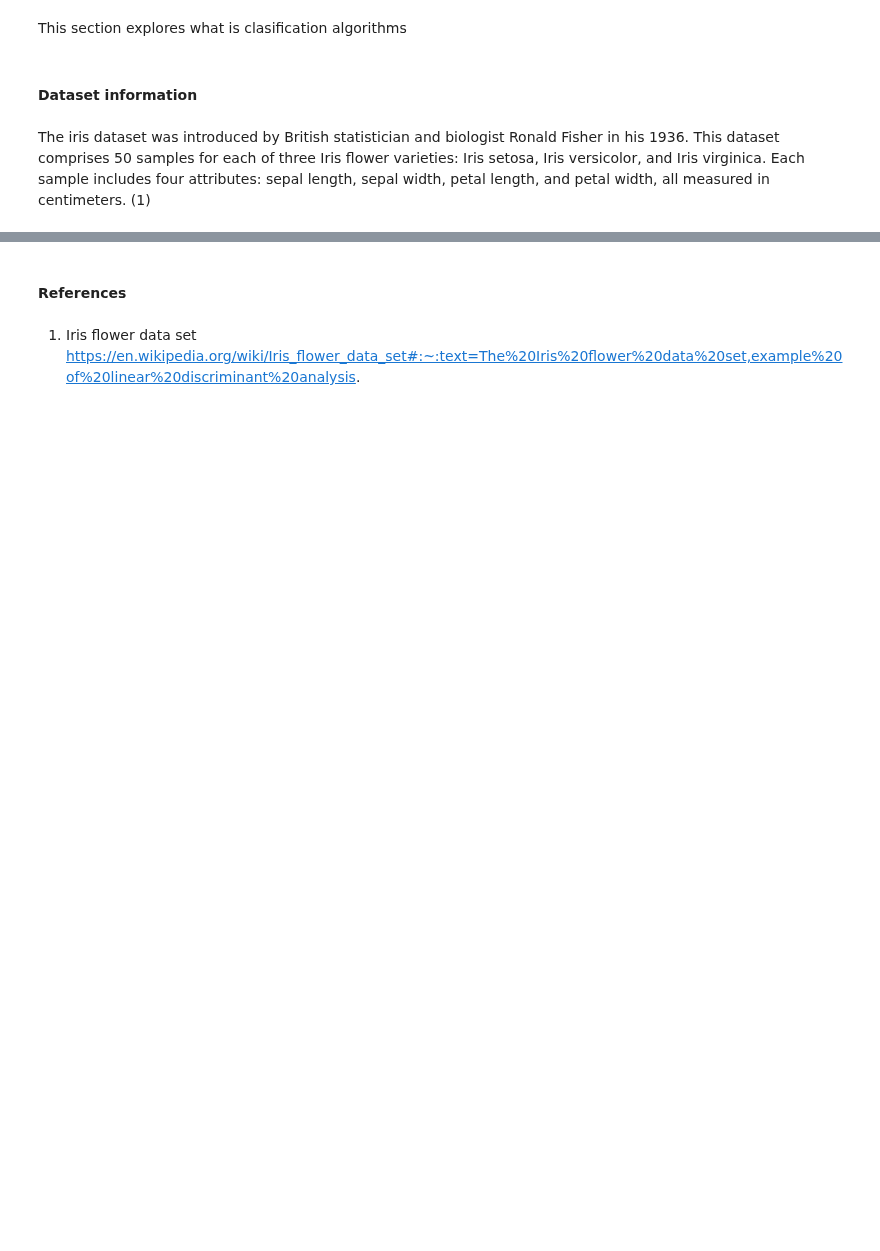
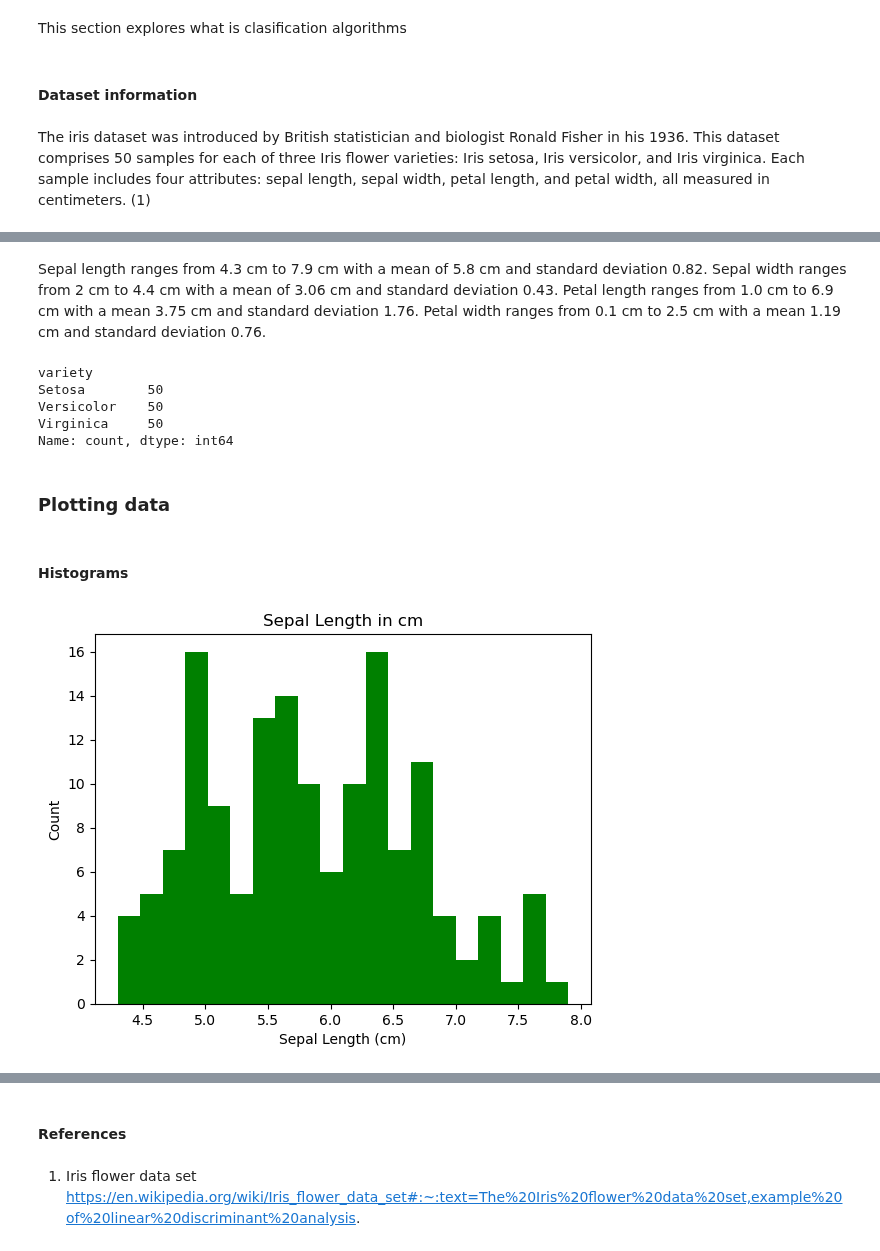
Before and after one commit to pcsukumar/mlprojects, a Jupyter notebook: project.ipynb, the cells around one changed output, grey strips where cells are left out. Saved outputs shown, nothing was run; the diff lists cells and outputs as text; code cells hidden in the pictures; blank space fills up the shorter version.

Commit message:
Project - Plotting data

```diff
--- a/project.ipynb
+++ b/project.ipynb
@@ -41,0 +75,23 @@ df
+# %% [markdown]
+Sepal length ranges from 4.3 cm to 7.9 cm with a mean of 5.8 cm and standard deviation 0.82. Sepal width ranges from 2 cm to 4.4 cm with a mean of 3.06 cm and standard deviation 0.43. Petal length ranges from 1.0 cm to 6.9 cm with a mean 3.75 cm and standard deviation 1.76. Petal width ranges from 0.1 cm to 2.5 cm with a mean 1.19 cm and standard deviation 0.76.
+# %%
+df['variety'].value_counts() #Number of samples in each species
+# %% [output]
+variety
+Setosa        50
+Versicolor    50
+Virginica     50
+Name: count, dtype: int64
+# %% [markdown]
+### Plotting data
+# %% [markdown]
+#### Histograms
+# %%
+x = df["sepal.length"]
+plt.hist(x, bins = 20, color = "green")
+plt.title("Sepal Length in cm")
+plt.xlabel("Sepal Length (cm)")
+plt.ylabel("Count")
+plt.show()
+# %% [output]
+[figure, added]
```
Also changed, not shown: parts of 13 cells of this notebook.
